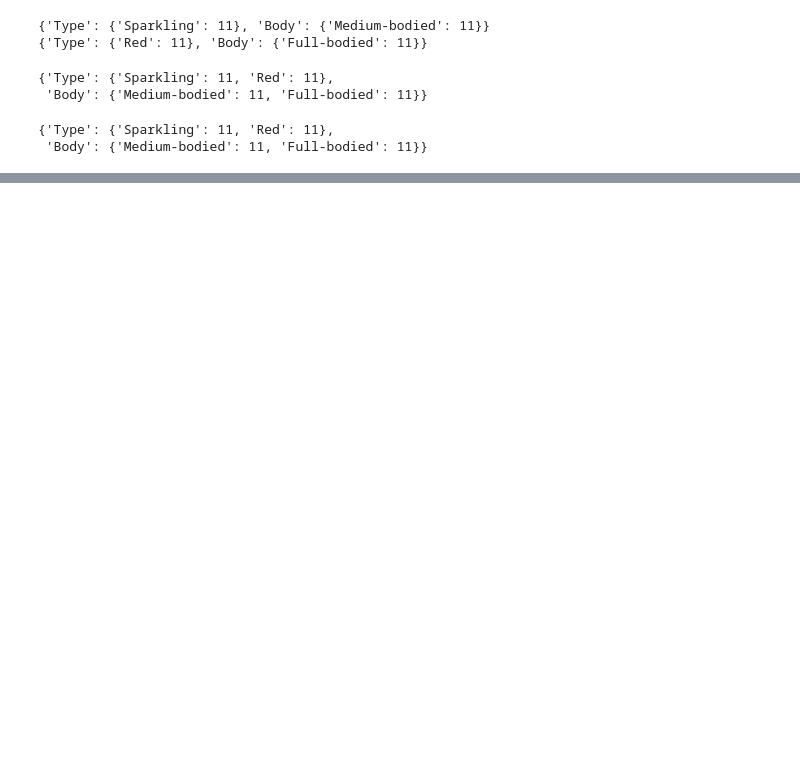
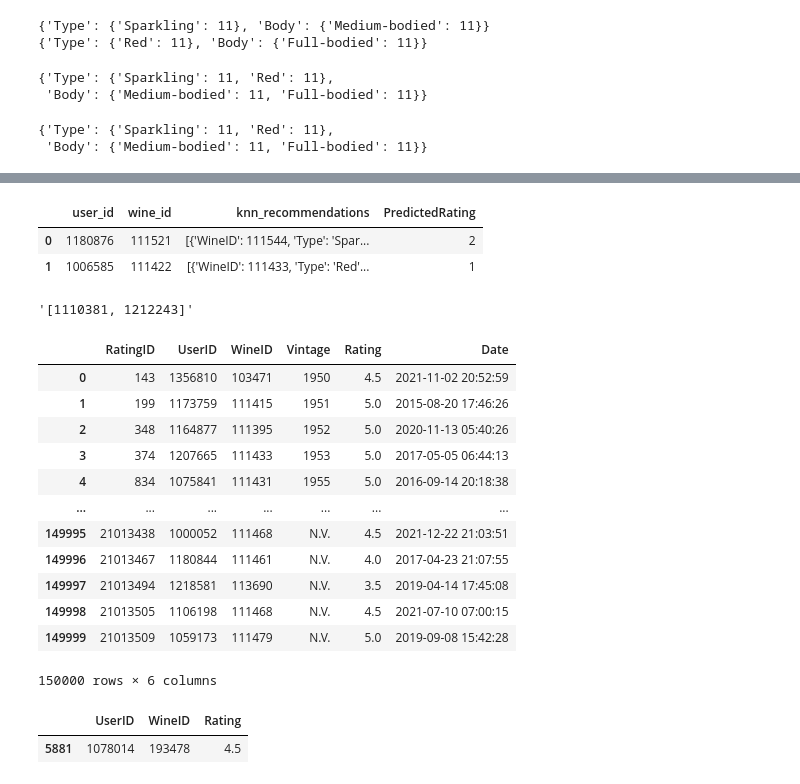
Before and after one commit to irrrrrrrrr/MAISE_RecSys_Group8_Ass, a Jupyter notebook: group_recommender.ipynb, the cells around one changed output, grey strips where cells are left out. Saved outputs shown, nothing was run; the diff lists cells and outputs as text; code cells hidden in the pictures; blank space fills up the shorter version.

```diff
--- a/group_recommender.ipynb
+++ b/group_recommender.ipynb
@@ -385,0 +427,26 @@ get_wine_with_top_categories()
+# %%
+knn_recommendation_df
+# %% [output]
+|  | user_id | wine_id | knn_recommendations | PredictedRating |
+| 0 | 1180876 | 111521 | [{'WineID': 111544, 'Type': 'Spar... | 2 |
+| 1 | 1006585 | 111422 | [{'WineID': 111433, 'Type': 'Red'... | 1 |
+# %%
+group_data["group_members"][0]
+# %% [output]
+'[1110381, 1212243]'
+# %%
+ratings_data
+# %% [output]
+|  | RatingID | UserID | WineID | Vintage | Rating | Date |
+| 0 | 143 | 1356810 | 103471 | 1950 | 4.5 | 2021-11-02 20:52:59 |
+| 1 | 199 | 1173759 | 111415 | 1951 | 5.0 | 2015-08-20 17:46:26 |
+| 2 | 348 | 1164877 | 111395 | 1952 | 5.0 | 2020-11-13 05:40:26 |
+| 3 | 374 | 1207665 | 111433 | 1953 | 5.0 | 2017-05-05 06:44:13 |
+| 4 | 834 | 1075841 | 111431 | 1955 | 5.0 | 2016-09-14 20:18:38 |
+| ... | ... | ... | ... | ... | ... | ... |
+| 149995 | 21013438 | 1000052 | 111468 | N.V. | 4.5 | 2021-12-22 21:03:51 |
+| 149996 | 21013467 | 1180844 | 111461 | N.V. | 4.0 | 2017-04-23 21:07:55 |
+| 149997 | 21013494 | 1218581 | 113690 | N.V. | 3.5 | 2019-04-14 17:45:08 |
+| 149998 | 21013505 | 1106198 | 111468 | N.V. | 4.5 | 2021-07-10 07:00:15 |
+| 149999 | 21013509 | 1059173 | 111479 | N.V. | 5.0 | 2019-09-08 15:42:28 |
+150000 rows × 6 columns
@@ -385,0 +495,5 @@ get_wine_with_top_categories()
+# %%
+get_wines_rated_by_group(group_data,5,ratings_data,wine_id=193478)
+# %% [output]
+|  | UserID | WineID | Rating |
+| 5881 | 1078014 | 193478 | 4.5 |
```
Also changed, not shown: parts of 9 cells of this notebook, 1 other file.
